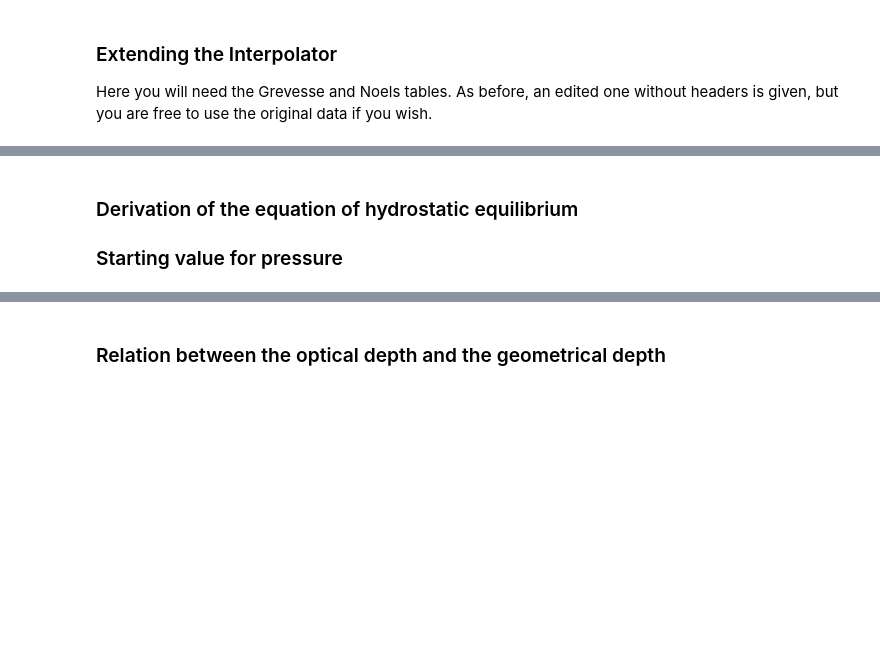
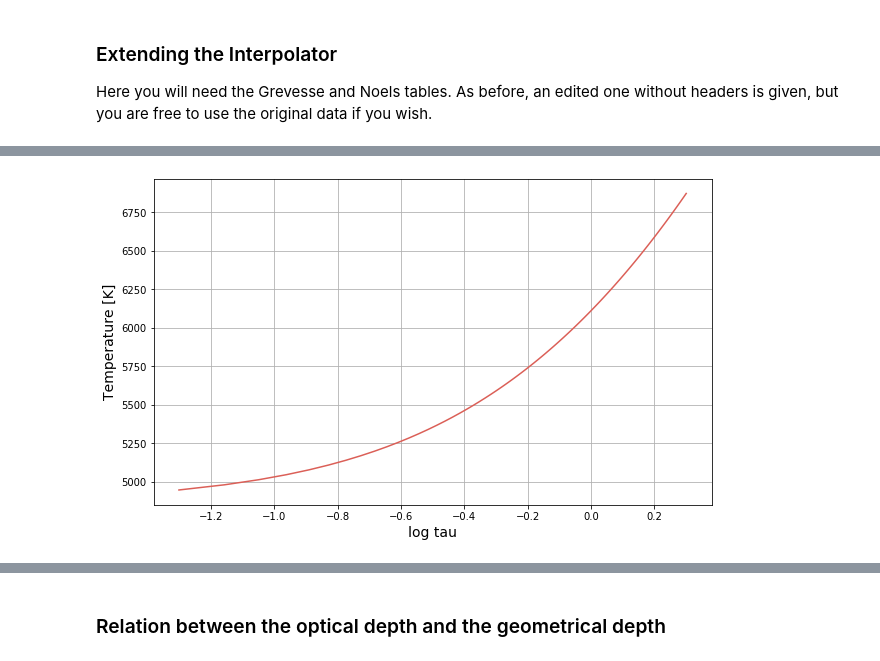
Before and after one commit to dziouba/PoS, a Jupyter notebook: PoS_Computer_Model.ipynb, the cells around one changed output, grey strips where cells are left out. Saved outputs shown, nothing was run; the diff lists cells and outputs as text; code cells hidden in the pictures; blank space fills up the shorter version.

```diff
--- a/PoS_Computer_Model.ipynb
+++ b/PoS_Computer_Model.ipynb
@@ -225,7 +220,22 @@ You can use LaTeX math commands for derivations in a Juptyer notebook. Don't for
-# %% [markdown]
-### Derivation of the equation of hydrostatic equilibrium
-
-
-
-
-### Starting value for pressure
+# %%
+# Plot of T as a function of optical depth for region of interest - think about what you can show as a verification
+
+def Temp(tau):
+    Teff = 5777 #K, Teff of Sun
+    return Teff*(3/4*(tau + 2/3))**0.25
+
+
+tau_plot = np.linspace(0.05, 2.0, 100)
+
+fig = figure(figsize=(10,6))
+fr = fig.add_subplot(1,1,1)
+fr.set_xlabel('log tau', fontsize="14")
+fr.set_ylabel('Temperature [K]', fontsize="14")
+fr.grid(True)
+fr.plot(np.log10(tau_plot), Temp(tau_plot),"-")
+#xscale('log')
+#fr.legend(fontsize="14")
+#ylim(bottom=-1)
+show()
+# %% [output]
+[figure, added]
```
Also changed, not shown: parts of 10 cells of this notebook.
